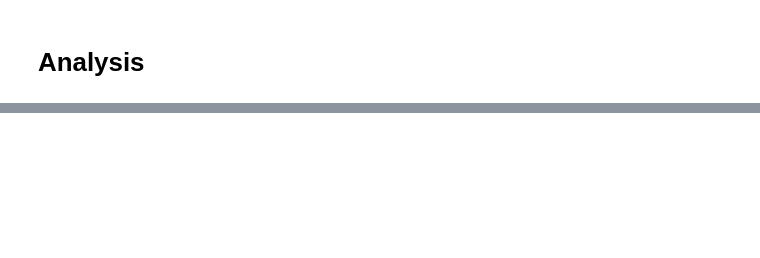
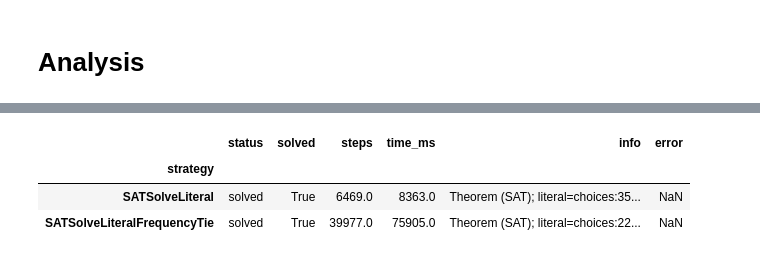
Before and after one commit to mfixman/connections, a Jupyter notebook: jupyter/Analysis_sat.ipynb, the cells around one changed output, grey strips where cells are left out. Cells and saved outputs as stored; diff of their text form; code cells hidden in the pictures; blank space fills up the shorter version.

```diff
--- a/jupyter/Analysis_sat.ipynb
+++ b/jupyter/Analysis_sat.ipynb
@@ -164,4 +176,9 @@ data.head()
 # %%
-data.xs('RNG087+2.p', level = 'problem')
+data.xs('HAL003+3.p', level = 'problem')
+# %% [output]
+|  | status | solved | steps | time_ms | info | error |
+| strategy |  |  |  |  |  |  |
+| SATSolveLiteral | solved | True | 6469.0 | 8363.0 | Theorem (SAT); literal=choices:35... | NaN |
+| SATSolveLiteralFrequencyTie | solved | True | 39977.0 | 75905.0 | Theorem (SAT); literal=choices:22... | NaN |
 # %%
 data[data.index.get_level_values('problem').str[:3] == 'NUM'].index.get_level_values('problem').unique().sort_values()
```
Also changed, not shown: parts of 5 cells of this notebook, 4 other files.
